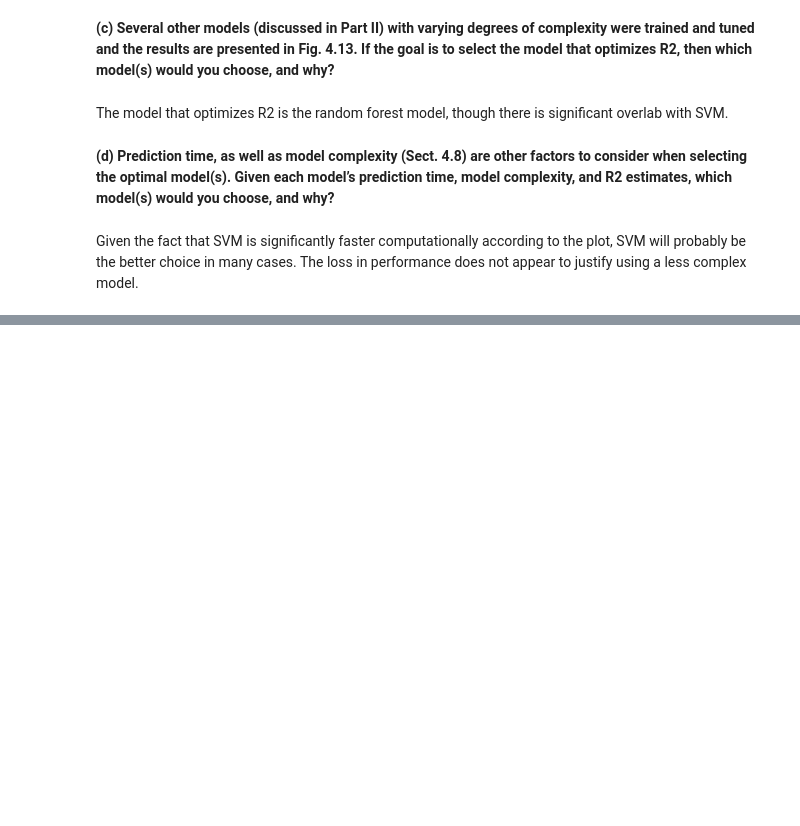
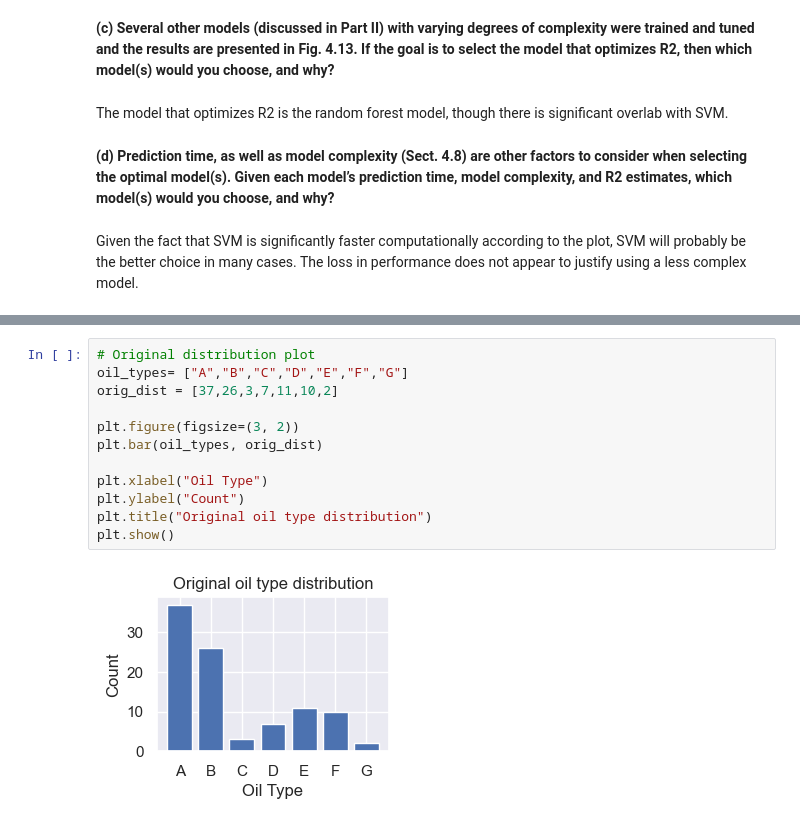
Before and after one commit to KABOSScodes/apm_projects, a Jupyter notebook: chapters/02_fitting_and_tuning/over-fitting_and_model_tuning.ipynb, the cells around one changed output, grey strips where cells are left out. Drawn from its saved outputs; the diff is of its cells as text; blank space fills up the shorter version.

```diff
--- a/chapters/02_fitting_and_tuning/over-fitting_and_model_tuning.ipynb
+++ b/chapters/02_fitting_and_tuning/over-fitting_and_model_tuning.ipynb
@@ -665,0 +707,14 @@ oilType
+# %%
+# Original distribution plot
+oil_types= ["A","B","C","D","E","F","G"]
+orig_dist = [37,26,3,7,11,10,2]
+
+plt.figure(figsize=(3, 2))
+plt.bar(oil_types, orig_dist)
+
+plt.xlabel("Oil Type")
+plt.ylabel("Count")
+plt.title("Original oil type distribution")
+plt.show()
+# %% [output]
+[figure, added]
```
Also changed, not shown: parts of 7 cells of this notebook.
